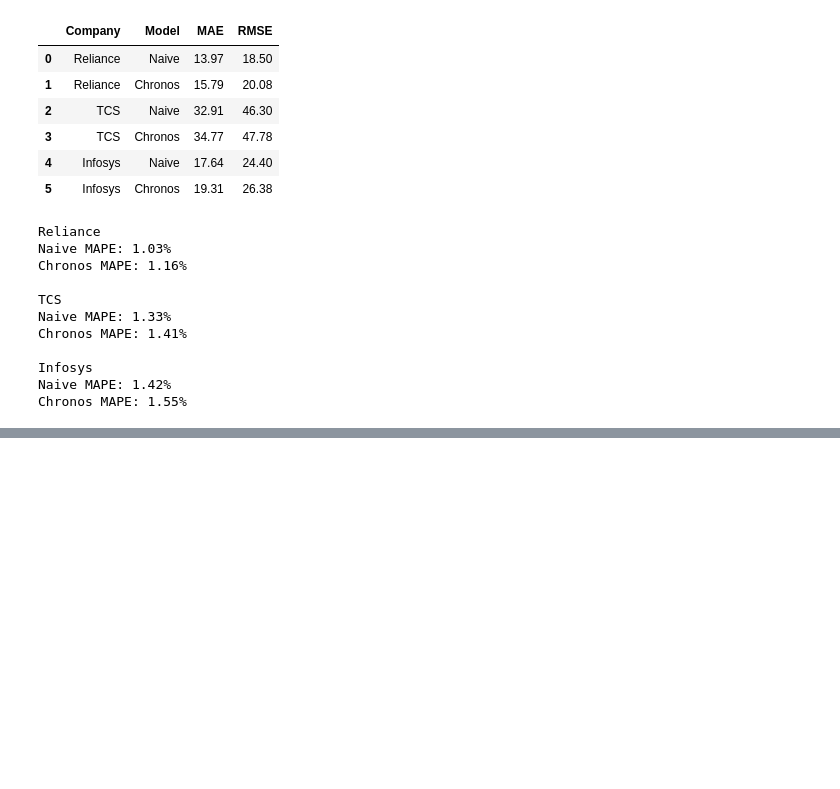
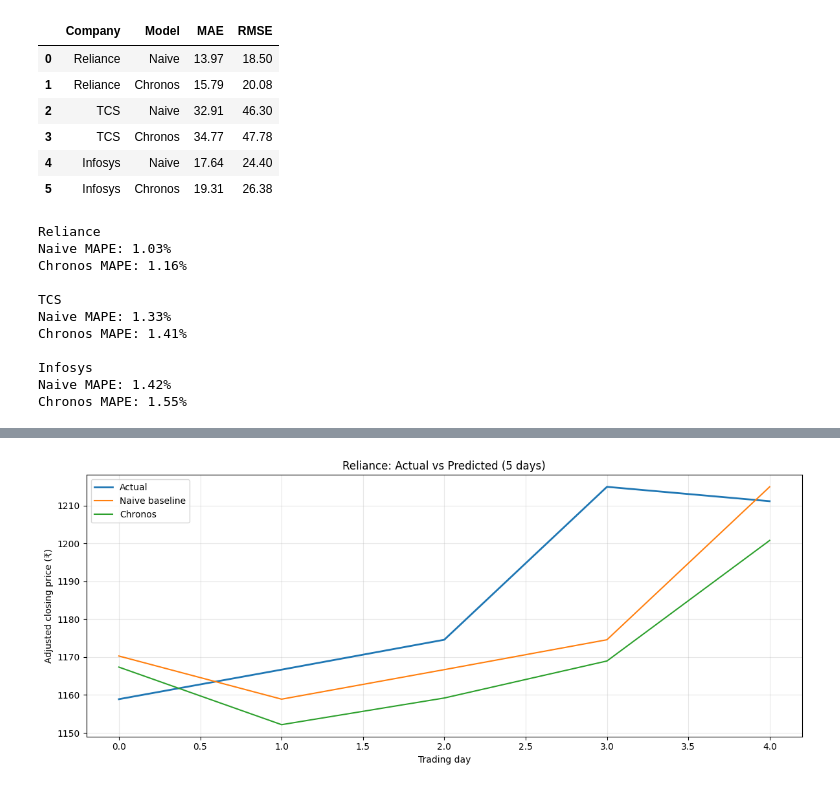
Before and after one commit to priyansh-commits/Deep_Learning, a Jupyter notebook: stock_price_prediction.ipynb, the cells around one changed output, grey strips where cells are left out. Drawn from its saved outputs; the diff is of its cells as text; code cells hidden in the pictures; blank space fills up the shorter version.

```diff
--- a/stock_price_prediction.ipynb
+++ b/stock_price_prediction.ipynb
@@ -951,0 +1046,77 @@ Chronos MAPE: 1.55%
+# %%
+import numpy as np
+import torch
+import matplotlib.pyplot as plt
+from sklearn.metrics import mean_absolute_error, mean_squared_error
+
+# Convert prices to a 1D NumPy array
+prices = np.asarray(close, dtype=np.float32).reshape(-1)
+prices = prices[~np.isnan(prices)]
+
+context_days = 60
+test_days = 30
+
+# Need 60 context days + at least 1 test day
+if len(prices) <= context_days:
+    raise ValueError(
+        f"Only {len(prices)} prices found. "
+        "Download more historical data."
+    )
+
+# Automatically reduce test days if needed
+test_days = min(test_days, len(prices) - context_days)
+
+# Actual closing prices to evaluate
+actual = prices[-test_days:]
+
+# Naive prediction: previous day's closing price
+naive_pred = prices[-test_days-1:-1]
+
+# Build equally sized 60-day contexts
+start_idx = len(prices) - test_days
+
+contexts = np.array([
+    prices[i-context_days:i]
+    for i in range(start_idx, len(prices))
+])
+
+print("Prices available:", len(prices))
+print("Test days:", test_days)
+print("Context shape:", contexts.shape)
+
+# Generate Chronos forecasts
+with torch.no_grad():
+    forecast = chronos.predict(
+        torch.tensor(contexts, dtype=torch.float32),
+        prediction_length=1
+    )
+
+chronos_pred = forecast[:, 4, 0].cpu().numpy()
+
+# Compare both methods
+for name, pred in [
+    ("Naive", naive_pred),
+    ("Chronos", chronos_pred)
+]:
+    mae = mean_absolute_error(actual, pred)
+    rmse = np.sqrt(mean_squared_error(actual, pred))
+    mape = np.mean(np.abs((actual - pred) / actual)) * 100
+
+    print(
+        f"{name}: MAE = ₹{mae:.2f}, "
+        f"RMSE = ₹{rmse:.2f}, MAPE = {mape:.2f}%"
+    )
+
+# Plot the comparison
+plt.figure(figsize=(12, 5))
+plt.plot(actual, label="Actual", linewidth=2)
+plt.plot(naive_pred, label="Naive baseline")
+plt.plot(chronos_pred, label="Chronos")
+plt.title(f"Reliance: Actual vs Predicted ({test_days} days)")
+plt.xlabel("Trading day")
+plt.ylabel("Adjusted closing price (₹)")
+plt.legend()
+plt.grid(alpha=0.3)
+plt.tight_layout()
+plt.show()
+# %% [output]
@@ -951,0 +1128 @@ Chronos MAPE: 1.55%
+[figure, added]
```
Also changed, not shown: parts of 5 cells of this notebook.
